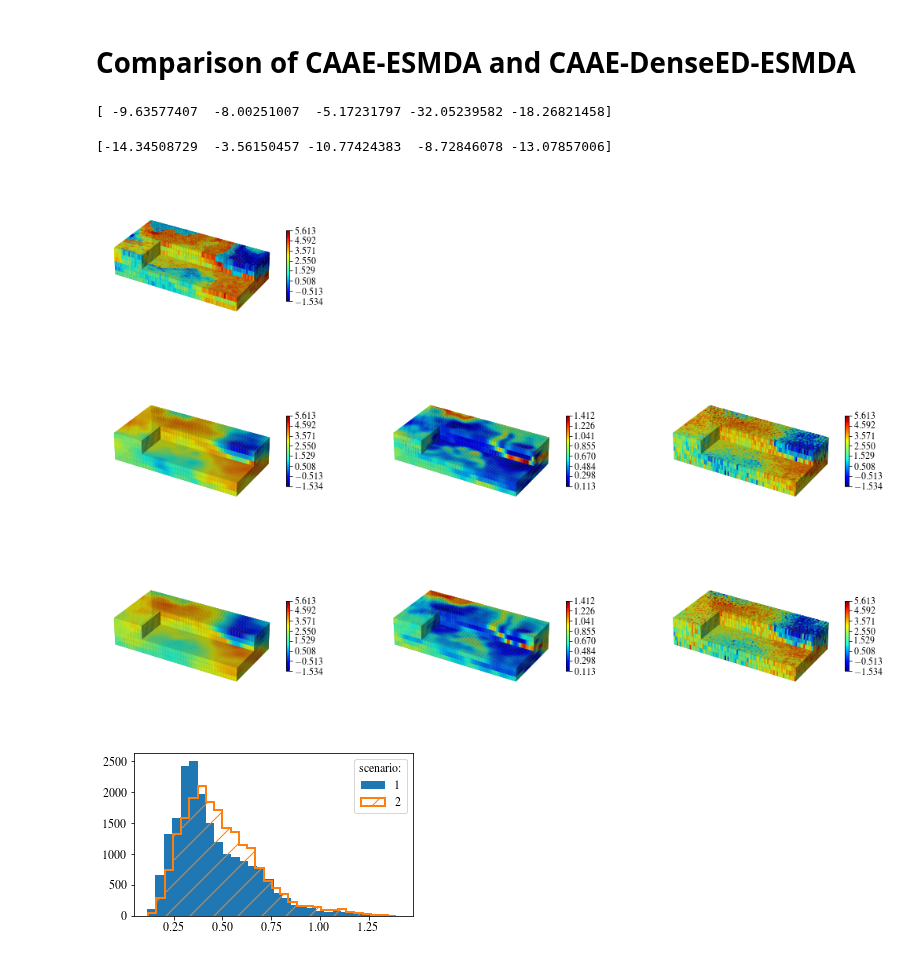
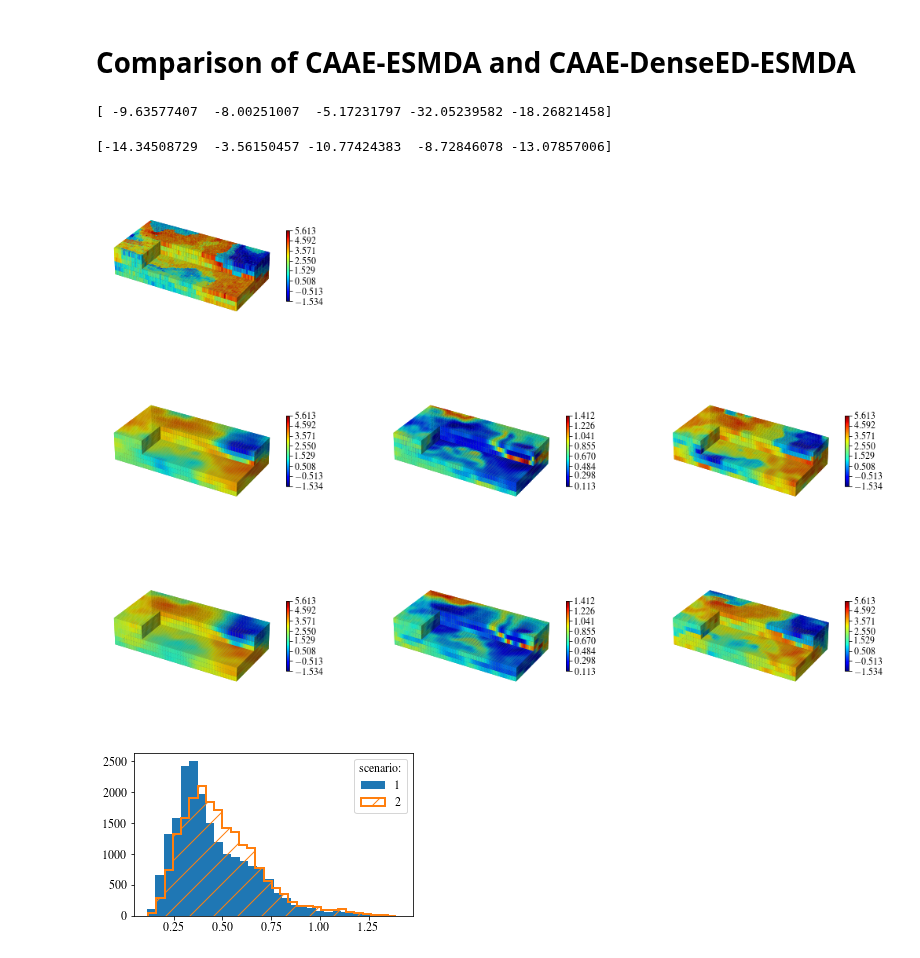
Before and after one commit to ZitongZhou/react_inverse, a Jupyter notebook: CAAE-DenseED-ESMDA/CAAE_DenseED_ESMDA.ipynb, the cells around one changed output. Saved outputs shown, nothing was run; the diff lists cells and outputs as text; code cells hidden in the pictures.

```diff
--- a/CAAE-DenseED-ESMDA/CAAE_DenseED_ESMDA.ipynb
+++ b/CAAE-DenseED-ESMDA/CAAE_DenseED_ESMDA.ipynb
@@ -921,6 +950,6 @@ Num_ens = s.shape[0]
 shape of s (960, 931, 11)
 # %%
 Num_ens = 960
-with open("MT3D-ESMDA/ESMDA-kd_source-"+str(Num_ens)+".pkl","wb") as f:
+with open("/content/drive/MyDrive/react_inverse/MT3D-ESMDA/ESMDA-kd_source-"+str(Num_ens)+".pkl","wb") as f:
     pkl.dump(s, f)
 # %%
@@ -966,28 +993,33 @@ fig.savefig('boxplot-'+str(Num_ens)+'.pdf')
 # %% [markdown]
 # Comparison of CAAE-ESMDA and CAAE-DenseED-ESMDA
+# %%
+## compute release strength error of CAAE-DenseED-ESMDA
+Num_ens = 960
+
+with open('/content/drive/MyDrive/react_inverse/ILUES/real_hk_data.pkl','rb') as file:
+    [real_hk, real_conc, real_source_loc, real_source_rate] = pkl.load(file)
+
+with open("/content/drive/MyDrive/react_inverse/ESMDA/fixed_ESMDA-kd_source-"+str(Num_ens)+".pkl","rb") as f:
+    s_surro = pkl.load(f)
+
+mean_ratio = (np.mean(s_surro[:,924:929,-1], axis=0)-real_source_rate)/real_source_rate*100
+print(mean_ratio)
+# %% [output]
+[ -9.63577407  -8.00251007  -5.17231797 -32.05239582 -18.26821458]
 # %%
-## compute release strength error of CAAE-DenseED-ESMDA
+## compute release strength error of CAAE-ESMDA
 Num_ens = 960
-with open("ESMDA-kd_source-"+str(Num_ens)+".pkl","rb") as f:
-    s_surro = pkl.load(f)
+with open("/content/drive/MyDrive/react_inverse/MT3D-ESMDA/ESMDA-kd_source-"+str(Num_ens)+".pkl","rb") as f:
+    s = pkl.load(f)
 
-mean_ratio = (np.mean(s_surro[:,924:929,-1], axis=0)-real_source_rate)/real_source_rate*100
+mean_ratio = (np.mean(s[:,924:929,-1], axis=0)-real_source_rate)/real_source_rate*100
 print(mean_ratio)
 # %% [output]
-[ -9.63577407  -8.00251007  -5.17231797 -32.05239582 -18.26821458]
+[-14.34508729  -3.56150457 -10.77424383  -8.72846078 -13.07857006]
-# %%
-## compute release strength error of CAAE-ESMDA
-Num_ens = 960
-with open("MT3D-ESMDA/ESMDA-kd_source-"+str(Num_ens)+".pkl","rb") as f:
-    s = pkl.load(f)
-
-mean_ratio = (np.mean(s[:,924:929,-1], axis=0)-real_source_rate)/real_source_rate*100
-print(mean_ratio)
-# %% [output]
-[-14.34508729  -3.56150457 -10.77424383  -8.72846078 -13.07857006]
 # %%
 ##plot the comparison of the kd inversion results of CAAE-ESMDA and CAAE-DenseED-ESMDA
-with open("MT3D-ESMDA/ESMDA-kd_source-"+str(Num_ens)+".pkl","rb") as f:
+Num_ens = 960
+with open("/content/drive/MyDrive/react_inverse/MT3D-ESMDA/ESMDA-kd_source-"+str(Num_ens)+".pkl","rb") as f:
     s = pkl.load(f)
 
 all_logk = np.zeros((Num_ens, 6, 41, 81))
@@ -1003,11 +1035,13 @@ mean_logk = np.mean(all_logk, axis=0)
 std_logk = np.std(all_logk, axis=0)
 # print(std_latent)
 np.random.seed(888)
+ind_post = np.random.randint(0, Num_ens, 1)
 kd_samp = []
 for i in range(1):
-    kd_samp.append(np.random.normal(mean_logk, std_logk))
+    # kd_samp.append(np.random.normal(mean_logk, std_logk))
+    kd_samp.append(all_logk[ind_post][0])
 
-with open("ESMDA-kd_source-"+str(Num_ens)+".pkl","rb") as f:
+with open("/content/drive/MyDrive/react_inverse/ESMDA/fixed_ESMDA-kd_source-"+str(Num_ens)+".pkl","rb") as f:
     s_surro = pkl.load(f)
 
 all_logk = np.zeros((Num_ens, 6, 41, 81))
@@ -1025,7 +1059,8 @@ std_logk_surro = np.std(all_logk, axis=0)
 np.random.seed(888)
 kd_samp_surro = []
 for i in range(1):
-    kd_samp_surro.append(np.random.normal(mean_logk_surro, std_logk_surro))
+    # kd_samp_surro.append(np.random.normal(mean_logk_surro, std_logk_surro))
+    kd_samp_surro.append(all_logk[ind_post][0])
 
 
 vmins = {str(i):[] for i in range(7)}
@@ -1055,35 +1090,35 @@ v1s['3'],v1s['4'] = v1,v1
 title = 'twoscenarios-'+str(Num_ens)
 cut=[3, 20+1, 20-1]
 fig = plt.figure(figsize=(15, 10))
 
 locs = [1, 4, 7, 5, 8, 6, 9]
 # titles = ['real', 'generated']
 ## plot real and mean of samples
 for ind, data in enumerate(data_all):
     data = np.transpose(data, (2, 1, 0))
     data = np.flip(data, axis=2)
     filled = np.ones(data.shape)
     if cut is not None:
         filled[cut[2]:, :cut[1], (6-cut[0]):] = 0
     x, y, z = np.indices(np.array(filled.shape) + 1)
 
     norm = matplotlib.colors.Normalize(vmin=vmins[str(ind)], vmax=vmaxs[str(ind)])
 
     ax = fig.add_subplot(3, 3, locs[ind], projection='3d')
     ax.voxels(x, y, z, filled, facecolors=plt.cm.jet(norm(data)), edgecolors=None)
     ax.set_box_aspect([250, 125, 50])
     # ax.set_title(titles[ind])
     m = cm.ScalarMappable(cmap=plt.cm.jet, norm=norm)
     m.set_array([])
     ax.set_axis_off()
     i += 1
     fig.colorbar(m, ax=ax, fraction=0.015, pad=0.04, ticks=v1s[str(ind)],)
 
 plt.tight_layout()
 # ax.set_title(title)
-plt.savefig(title+'.pdf',bbox_inches='tight')
+plt.savefig('/content/drive/MyDrive/react_inverse/ESMDA/'+title+'.pdf',bbox_inches='tight')
 # %% [output]
-[figure, old version]
+[figure, new version]
 # %%
 ## plot the histogram of the standard deviations, scenario 1: CAAE-ESMDA, 2: CAAE-DenseED-ESMDA
 fig,ax = plt.subplots(1,1,figsize=(5,3))
```
Also changed, not shown: parts of 19 cells of this notebook, 2 other files.
